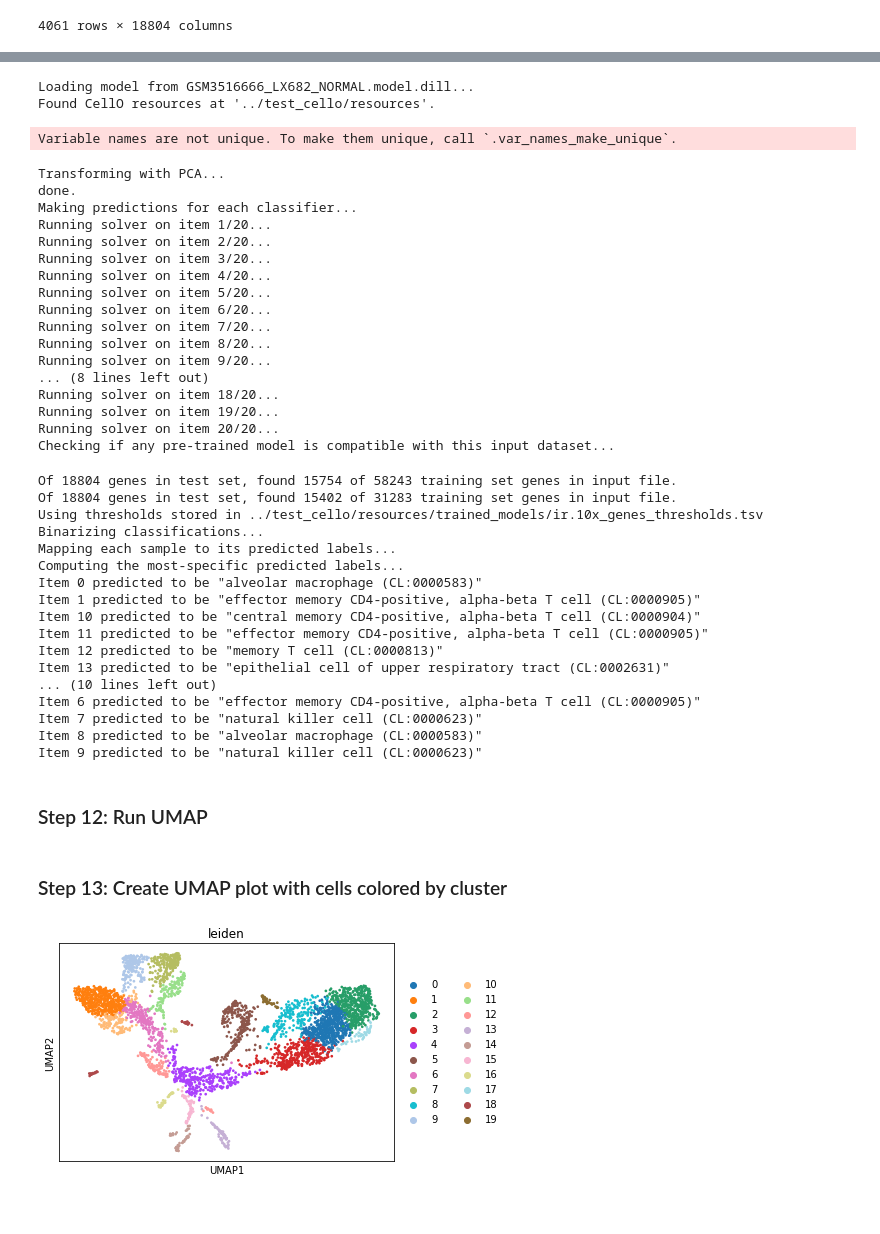
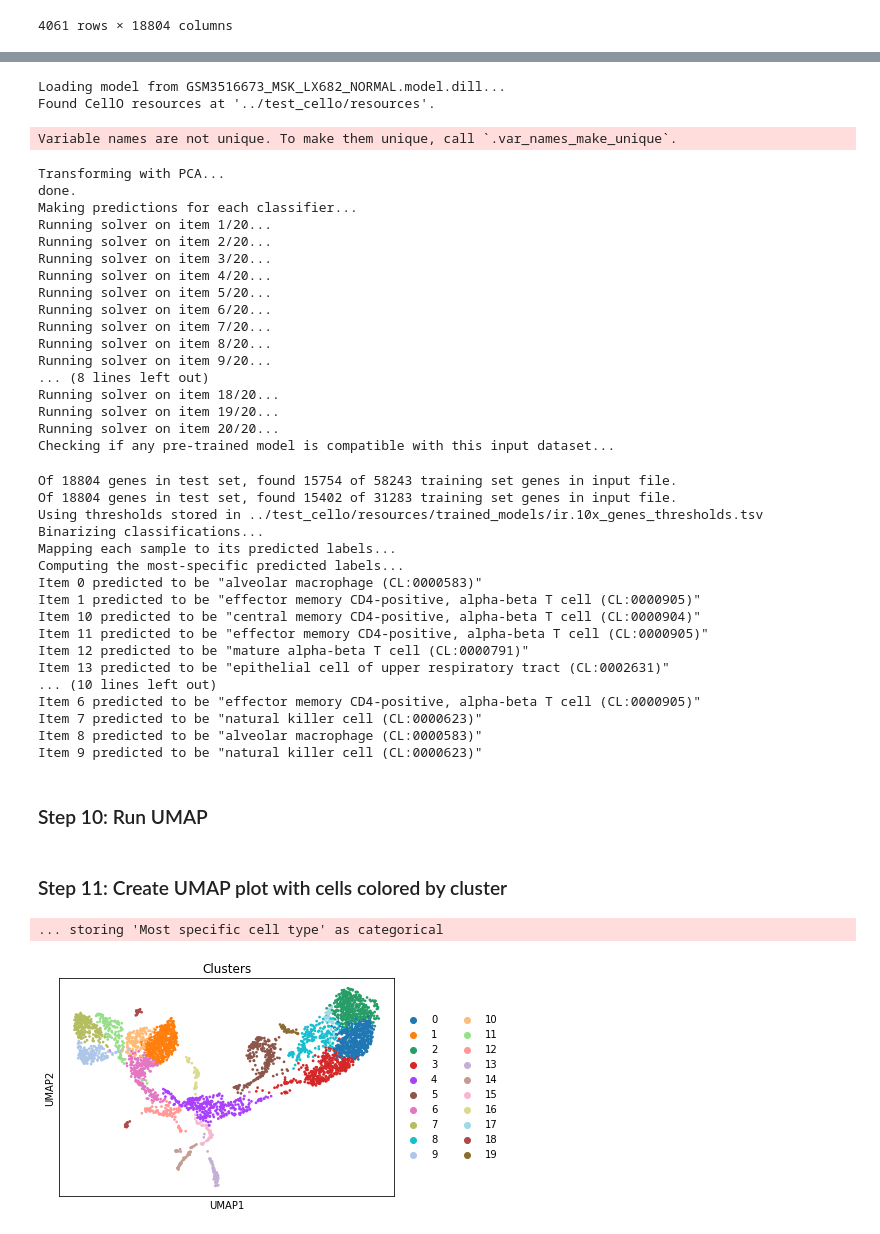
Before and after one commit to deweylab/CellO, a Jupyter notebook: tutorial/cello_tutorial.ipynb, the cells around one changed output, grey strips where cells are left out. Saved outputs shown, nothing was run; the diff lists cells and outputs as text; code cells hidden in the pictures.

```diff
--- a/tutorial/cello_tutorial.ipynb
+++ b/tutorial/cello_tutorial.ipynb
@@ -39,7 +42,7 @@ import cello
 # %% [markdown]
 ### Step 4: Load the expression matrix using Pandas and Scanpy
 # %%
-df = pd.read_csv("GSM3516666_MSK_LX682_NORMAL_dense.csv.gz", index_col=0)
+df = pd.read_csv("GSM3516673_MSK_LX682_NORMAL_dense.csv.gz", index_col=0)
 adata = AnnData(df)
 
 df
@@ -154,6 +159,8 @@ Item 9 predicted to be "natural killer cell (CL:0000623)"
 
 If you have a pre-trained model that is compatible with the genes in the target expression matrix, then we can run CellO without training a new model. For example, once we run Step 11, we don't need to run it again. We simply use the trained model from that step.
 # %%
+model_prefix = "GSM3516673_MSK_LX682_NORMAL"
+
 cello.scanpy_cello(
     adata,
     'leiden',
@@ -161,7 +168,7 @@ cello.scanpy_cello(
     model_file=f'{model_prefix}.model.dill'
 )
 # %% [output]
-Loading model from GSM3516666_LX682_NORMAL.model.dill...
+Loading model from GSM3516673_MSK_LX682_NORMAL.model.dill...
 Found CellO resources at '../test_cello/resources'.
 Variable names are not unique. To make them unique, call `.var_names_make_unique`.
 Transforming with PCA...
@@ -191,7 +198,7 @@ Item 0 predicted to be "alveolar macrophage (CL:0000583)"
 Item 1 predicted to be "effector memory CD4-positive, alpha-beta T cell (CL:0000905)"
 Item 10 predicted to be "central memory CD4-positive, alpha-beta T cell (CL:0000904)"
 Item 11 predicted to be "effector memory CD4-positive, alpha-beta T cell (CL:0000905)"
-Item 12 predicted to be "memory T cell (CL:0000813)"
+Item 12 predicted to be "mature alpha-beta T cell (CL:0000791)"
 Item 13 predicted to be "epithelial cell of upper respiratory tract (CL:0002631)"
 ... (10 lines left out)
 Item 6 predicted to be "effector memory CD4-positive, alpha-beta T cell (CL:0000905)"
@@ -199,13 +206,14 @@ Item 7 predicted to be "natural killer cell (CL:0000623)"
 Item 8 predicted to be "alveolar macrophage (CL:0000583)"
 Item 9 predicted to be "natural killer cell (CL:0000623)"
 # %% [markdown]
-### Step 12: Run UMAP
+### Step 10: Run UMAP
 # %%
 sc.tl.umap(adata)
 # %% [markdown]
-### Step 13: Create UMAP plot with cells colored by cluster
+### Step 11: Create UMAP plot with cells colored by cluster
 # %%
-sc.pl.umap(adata, color='leiden')
+sc.pl.umap(adata, color='leiden', title='Clusters')
 # %% [output]
+... storing 'Most specific cell type' as categorical
-[figure, old version]
+[figure, new version]
 # %% [markdown]
```
Also changed, not shown: parts of 22 cells of this notebook, 2 other files.
